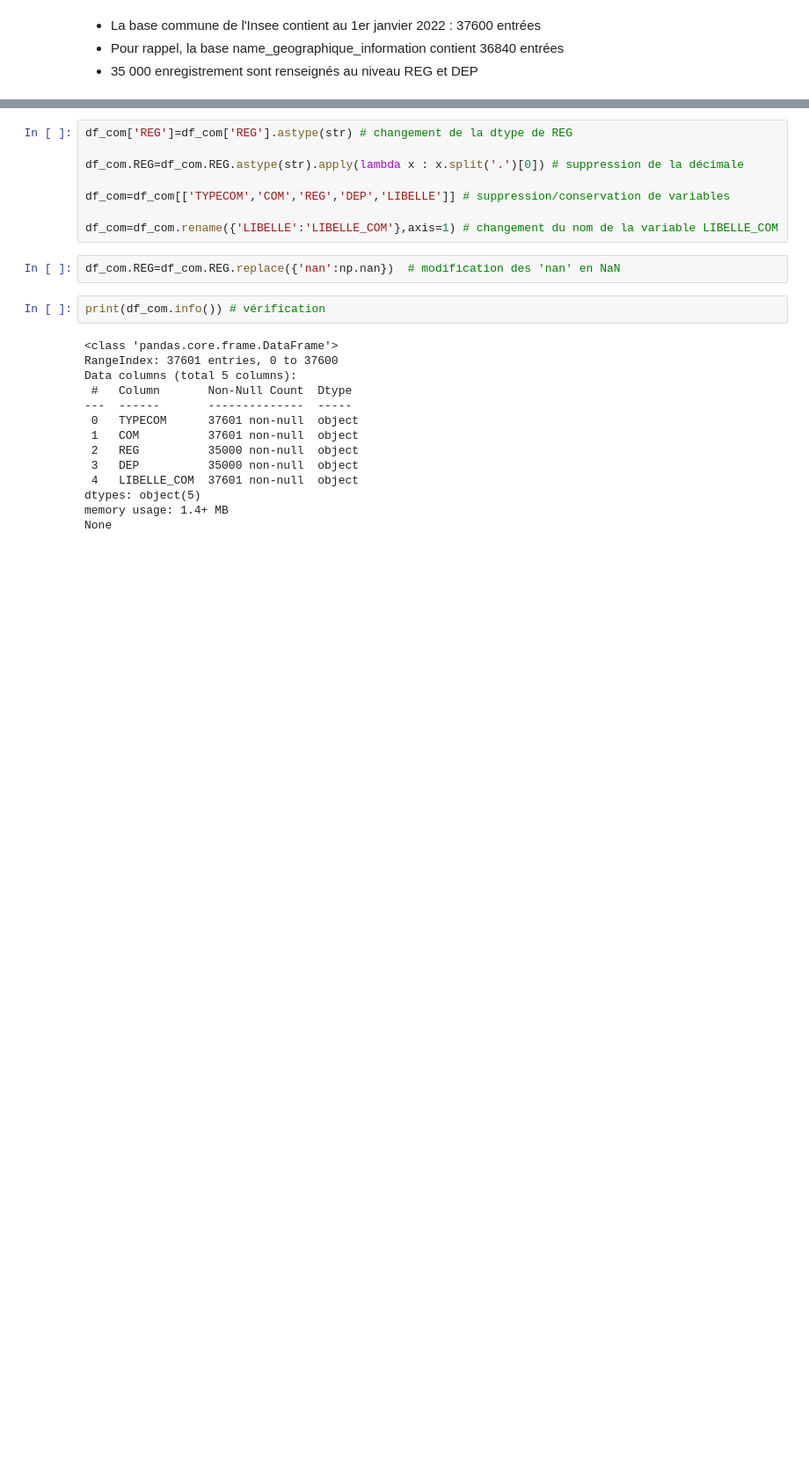
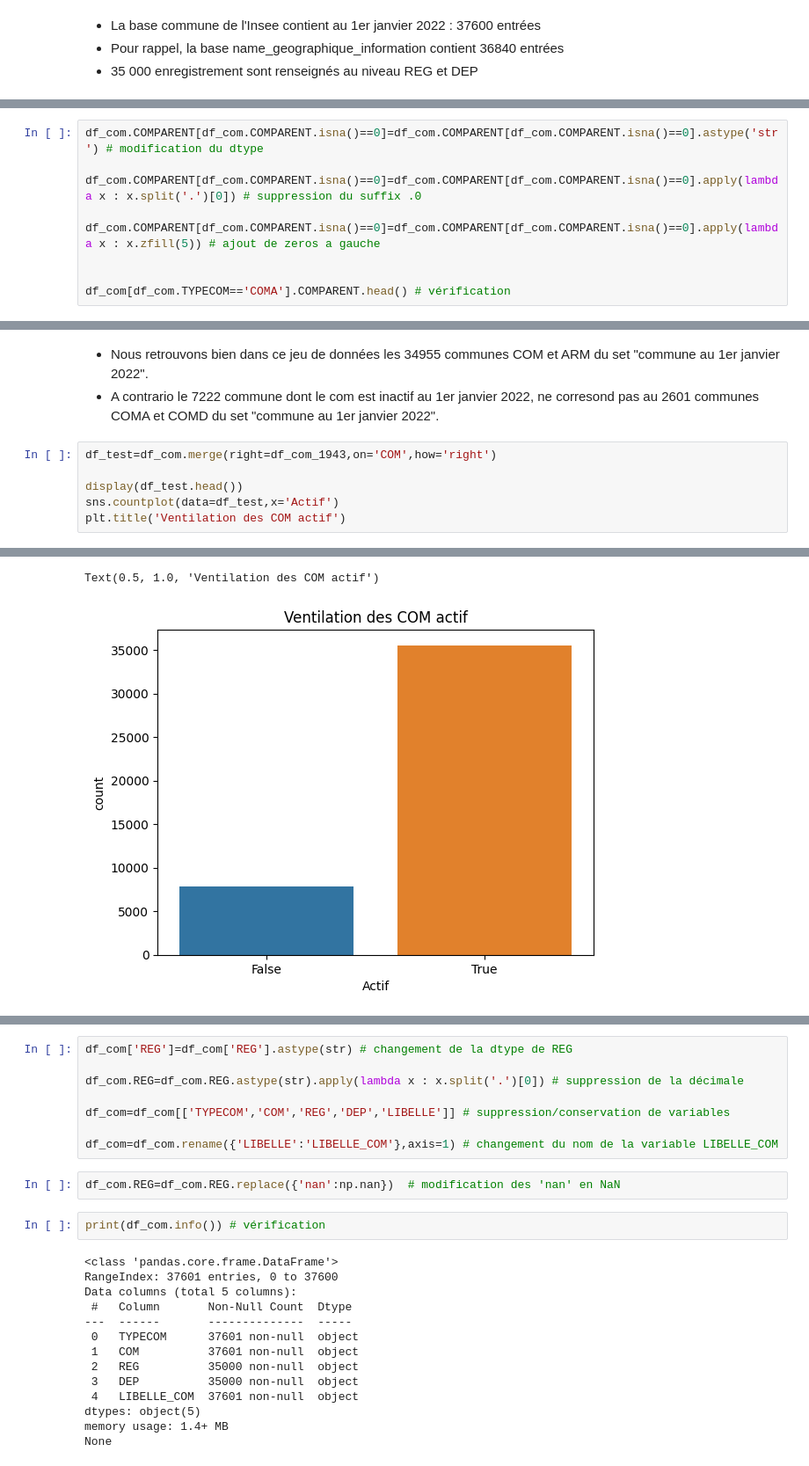
Before and after one commit to Mariehf64/fev23cda_french_industry, a Jupyter notebook: EDA_GPS.ipynb, the cells around one changed output, grey strips where cells are left out. Shown at 88% size. Saved outputs shown, nothing was run; the diff lists cells and outputs as text; blank space fills up the shorter version.

```diff
--- a/EDA_GPS.ipynb
+++ b/EDA_GPS.ipynb
@@ -394,0 +435,9 @@ None
+# %%
+df_com.COMPARENT[df_com.COMPARENT.isna()==0]=df_com.COMPARENT[df_com.COMPARENT.isna()==0].astype('str') # modification du dtype
+
+df_com.COMPARENT[df_com.COMPARENT.isna()==0]=df_com.COMPARENT[df_com.COMPARENT.isna()==0].apply(lambda x : x.split('.')[0]) # suppression du suffix .0
+
+df_com.COMPARENT[df_com.COMPARENT.isna()==0]=df_com.COMPARENT[df_com.COMPARENT.isna()==0].apply(lambda x : x.zfill(5)) # ajout de zeros a gauche
+
+
+df_com[df_com.TYPECOM=='COMA'].COMPARENT.head() # vérification
@@ -394,0 +519,10 @@ None
+# %% [markdown]
+* Nous retrouvons bien dans ce jeu de données les 34955 communes COM et ARM du set "commune au 1er janvier 2022".
+* A contrario le 7222 commune dont le com est inactif au 1er janvier 2022, ne corresond pas au 2601 communes COMA et COMD du set "commune au 1er janvier 2022".
+# %%
+df_test=df_com.merge(right=df_com_1943,on='COM',how='right')
+
+display(df_test.head())
+sns.countplot(data=df_test,x='Actif')
+plt.title('Ventilation des COM actif')
+# %% [output]
@@ -394,0 +535,2 @@ None
+Text(0.5, 1.0, 'Ventilation des COM actif')
+[figure, added]
```
Also changed, not shown: parts of 30 cells of this notebook.
